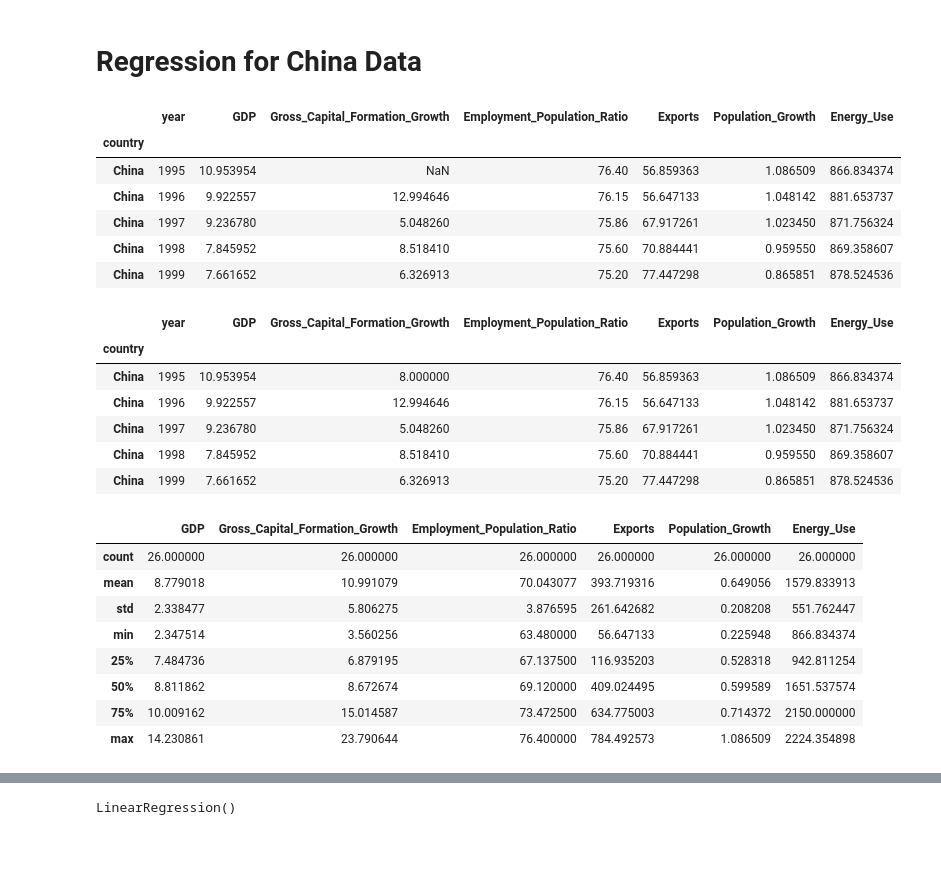
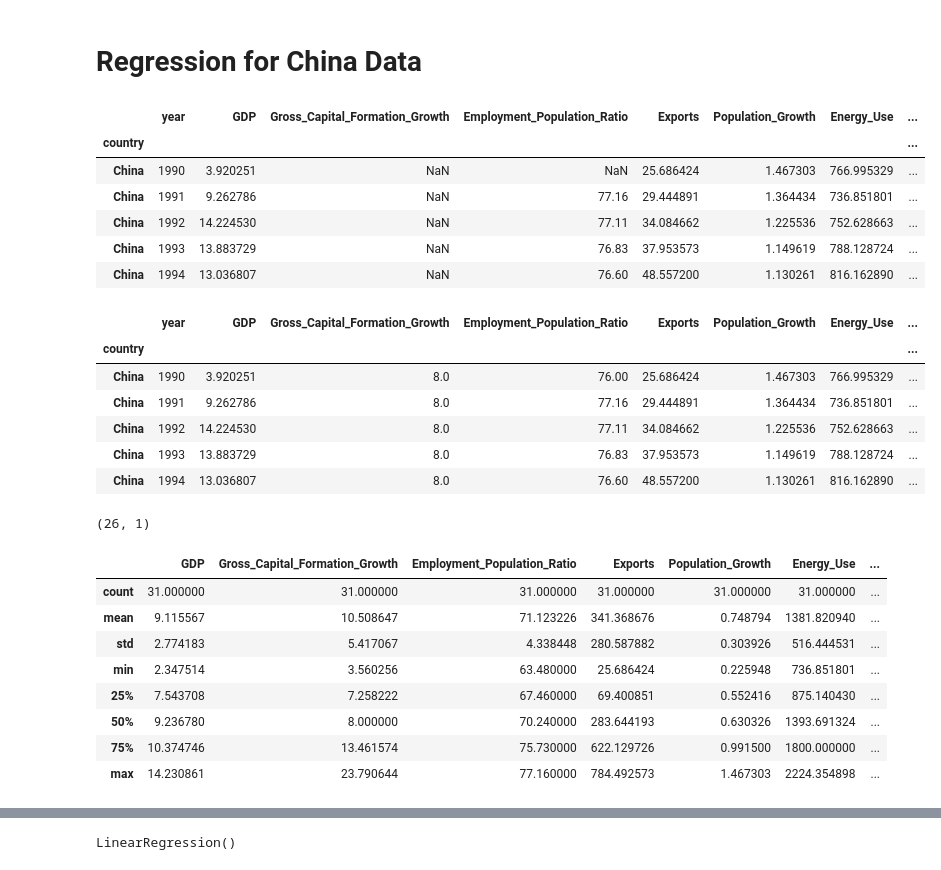
Before and after one commit to Durza75/COVID_BRICS, a Jupyter notebook: Regression_Analysis_BRICS_For_All.ipynb, the cells around one changed output, grey strips where cells are left out. Cells and saved outputs as stored; diff of their text form; code cells hidden in the pictures.

```diff
--- a/Regression_Analysis_BRICS_For_All.ipynb
+++ b/Regression_Analysis_BRICS_For_All.ipynb
@@ -365,9 +391,10 @@ r2_score_USA
 # %% [markdown]
 # Regression for China Data
 # %%
-worldbank_indicators = ["NY.GDP.MKTP.KD.ZG", "NE.GDI.TOTL.KD.ZG","SL.EMP.TOTL.SP.ZS","TX.QTY.MRCH.XD.WD","SP.POP.GROW","EG.USE.PCAP.KG.OE"]
+worldbank_indicators = ["NY.GDP.MKTP.KD.ZG", "NE.GDI.TOTL.KD.ZG","SL.EMP.TOTL.SP.ZS","TX.QTY.MRCH.XD.WD","SP.POP.GROW","EG.USE.PCAP.KG.OE", "BX.KLT.DINV.WD.GD.ZS"]
 
-world_bank = wb.download (indicator =worldbank_indicators, country = ["CHN"], start = 1995, end =2020)
+
+world_bank = wb.download (indicator =worldbank_indicators, country = ["CHN"], start = 1990, end =2020)
 
 world_bank = world_bank.reset_index(1)
 # %%
@@ -376,47 +403,54 @@ world_bank_df = world_bank.rename(columns = {"NY.GDP.MKTP.KD.ZG":"GDP",\
                                                "SL.EMP.TOTL.SP.ZS":"Employment_Population_Ratio",\
                                             "TX.QTY.MRCH.XD.WD":"Exports",\
                                             "SP.POP.GROW":"Population_Growth",\
-                                            "EG.USE.PCAP.KG.OE":"Energy_Use"})
+                                            "EG.USE.PCAP.KG.OE":"Energy_Use",\
+                                            "BX.KLT.DINV.WD.GD.ZS":"Forign_Direct_Investment%GDP"})
 # %%
 world_bank_final = world_bank_df.loc[::-1]
 # %%
 world_bank_final.head()
 # %% [output]
-|  | year | GDP | Gross_Capital_Formation_Growth | Employment_Population_Ratio | Exports | Population_Growth | Energy_Use |
-| country |  |  |  |  |  |  |  |
-| China | 1995 | 10.953954 | NaN | 76.40 | 56.859363 | 1.086509 | 866.834374 |
-| China | 1996 | 9.922557 | 12.994646 | 76.15 | 56.647133 | 1.048142 | 881.653737 |
-| China | 1997 | 9.236780 | 5.048260 | 75.86 | 67.917261 | 1.023450 | 871.756324 |
-| China | 1998 | 7.845952 | 8.518410 | 75.60 | 70.884441 | 0.959550 | 869.358607 |
-| China | 1999 | 7.661652 | 6.326913 | 75.20 | 77.447298 | 0.865851 | 878.524536 |
+|  | year | GDP | Gross_Capital_Formation_Growth | Employment_Population_Ratio | Exports | Population_Growth | Energy_Use | ... |
+| country |  |  |  |  |  |  |  | ... |
+| China | 1990 | 3.920251 | NaN | NaN | 25.686424 | 1.467303 | 766.995329 | ... |
+| China | 1991 | 9.262786 | NaN | 77.16 | 29.444891 | 1.364434 | 736.851801 | ... |
+| China | 1992 | 14.224530 | NaN | 77.11 | 34.084662 | 1.225536 | 752.628663 | ... |
+| China | 1993 | 13.883729 | NaN | 76.83 | 37.953573 | 1.149619 | 788.128724 | ... |
+| China | 1994 | 13.036807 | NaN | 76.60 | 48.557200 | 1.130261 | 816.162890 | ... |
 # %%
 world_bank_final1 = world_bank_final.fillna({
-    "Gross_Capital_Formation_Growth":8.0,
-    'Exports' :580.0,
-    'Energy_Use': 2150.0})
+    'Employment_Population_Ratio':76,
+    'Gross_Capital_Formation_Growth' : 8,
+    'Exports' : 750,
+    'Energy_Use': 1800,
+    'Forign_Direct_Investment%GDP':01.0})
 world_bank_final1.head()
 # %% [output]
-|  | year | GDP | Gross_Capital_Formation_Growth | Employment_Population_Ratio | Exports | Population_Growth | Energy_Use |
-| country |  |  |  |  |  |  |  |
-| China | 1995 | 10.953954 | 8.000000 | 76.40 | 56.859363 | 1.086509 | 866.834374 |
-| China | 1996 | 9.922557 | 12.994646 | 76.15 | 56.647133 | 1.048142 | 881.653737 |
-| China | 1997 | 9.236780 | 5.048260 | 75.86 | 67.917261 | 1.023450 | 871.756324 |
-| China | 1998 | 7.845952 | 8.518410 | 75.60 | 70.884441 | 0.959550 | 869.358607 |
-| China | 1999 | 7.661652 | 6.326913 | 75.20 | 77.447298 | 0.865851 | 878.524536 |
+|  | year | GDP | Gross_Capital_Formation_Growth | Employment_Population_Ratio | Exports | Population_Growth | Energy_Use | ... |
+| country |  |  |  |  |  |  |  | ... |
+| China | 1990 | 3.920251 | 8.0 | 76.00 | 25.686424 | 1.467303 | 766.995329 | ... |
+| China | 1991 | 9.262786 | 8.0 | 77.16 | 29.444891 | 1.364434 | 736.851801 | ... |
+| China | 1992 | 14.224530 | 8.0 | 77.11 | 34.084662 | 1.225536 | 752.628663 | ... |
+| China | 1993 | 13.883729 | 8.0 | 76.83 | 37.953573 | 1.149619 | 788.128724 | ... |
+| China | 1994 | 13.036807 | 8.0 | 76.60 | 48.557200 | 1.130261 | 816.162890 | ... |
 # %%
 world_bank_final1.to_excel('China.xlsx', index = False)
+# %%
+Y.shape
+# %% [output]
+(26, 1)
 # %%
 world_bank_final1.describe()
 # %% [output]
-|  | GDP | Gross_Capital_Formation_Growth | Employment_Population_Ratio | Exports | Population_Growth | Energy_Use |
-| count | 26.000000 | 26.000000 | 26.000000 | 26.000000 | 26.000000 | 26.000000 |
-| mean | 8.779018 | 10.991079 | 70.043077 | 393.719316 | 0.649056 | 1579.833913 |
-| std | 2.338477 | 5.806275 | 3.876595 | 261.642682 | 0.208208 | 551.762447 |
-| min | 2.347514 | 3.560256 | 63.480000 | 56.647133 | 0.225948 | 866.834374 |
-| 25% | 7.484736 | 6.879195 | 67.137500 | 116.935203 | 0.528318 | 942.811254 |
-| 50% | 8.811862 | 8.672674 | 69.120000 | 409.024495 | 0.599589 | 1651.537574 |
-| 75% | 10.009162 | 15.014587 | 73.472500 | 634.775003 | 0.714372 | 2150.000000 |
-| max | 14.230861 | 23.790644 | 76.400000 | 784.492573 | 1.086509 | 2224.354898 |
+|  | GDP | Gross_Capital_Formation_Growth | Employment_Population_Ratio | Exports | Population_Growth | Energy_Use | ... |
+| count | 31.000000 | 31.000000 | 31.000000 | 31.000000 | 31.000000 | 31.000000 | ... |
+| mean | 9.115567 | 10.508647 | 71.123226 | 341.368676 | 0.748794 | 1381.820940 | ... |
+| std | 2.774183 | 5.417067 | 4.338448 | 280.587882 | 0.303926 | 516.444531 | ... |
+| min | 2.347514 | 3.560256 | 63.480000 | 25.686424 | 0.225948 | 736.851801 | ... |
+| 25% | 7.543708 | 7.258222 | 67.460000 | 69.400851 | 0.552416 | 875.140430 | ... |
+| 50% | 9.236780 | 8.000000 | 70.240000 | 283.644193 | 0.630326 | 1393.691324 | ... |
+| 75% | 10.374746 | 13.461574 | 75.730000 | 622.129726 | 0.991500 | 1800.000000 | ... |
+| max | 14.230861 | 23.790644 | 77.160000 | 784.492573 | 1.467303 | 2224.354898 | ... |
 # %%
 X = world_bank_final1.drop("GDP", axis = 1)
 Y = world_bank_final1[['GDP']]
```
Also changed, not shown: parts of 64 cells of this notebook, 9 other files.
